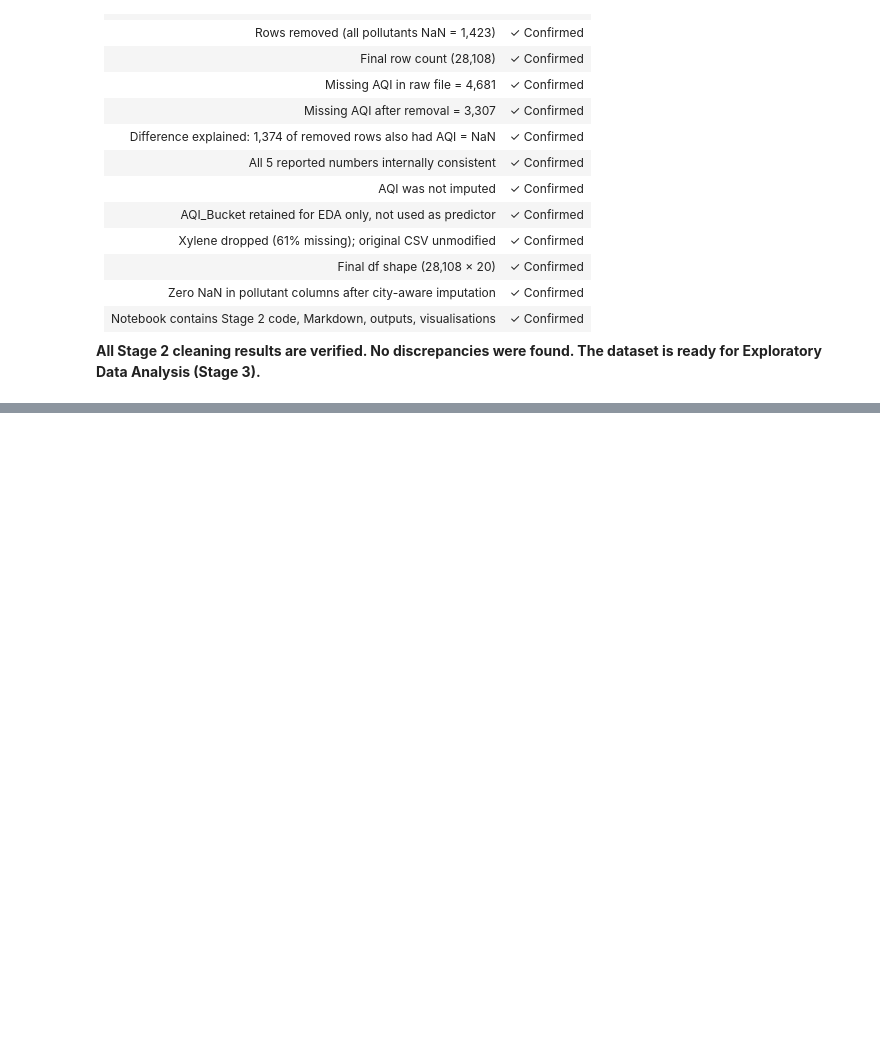
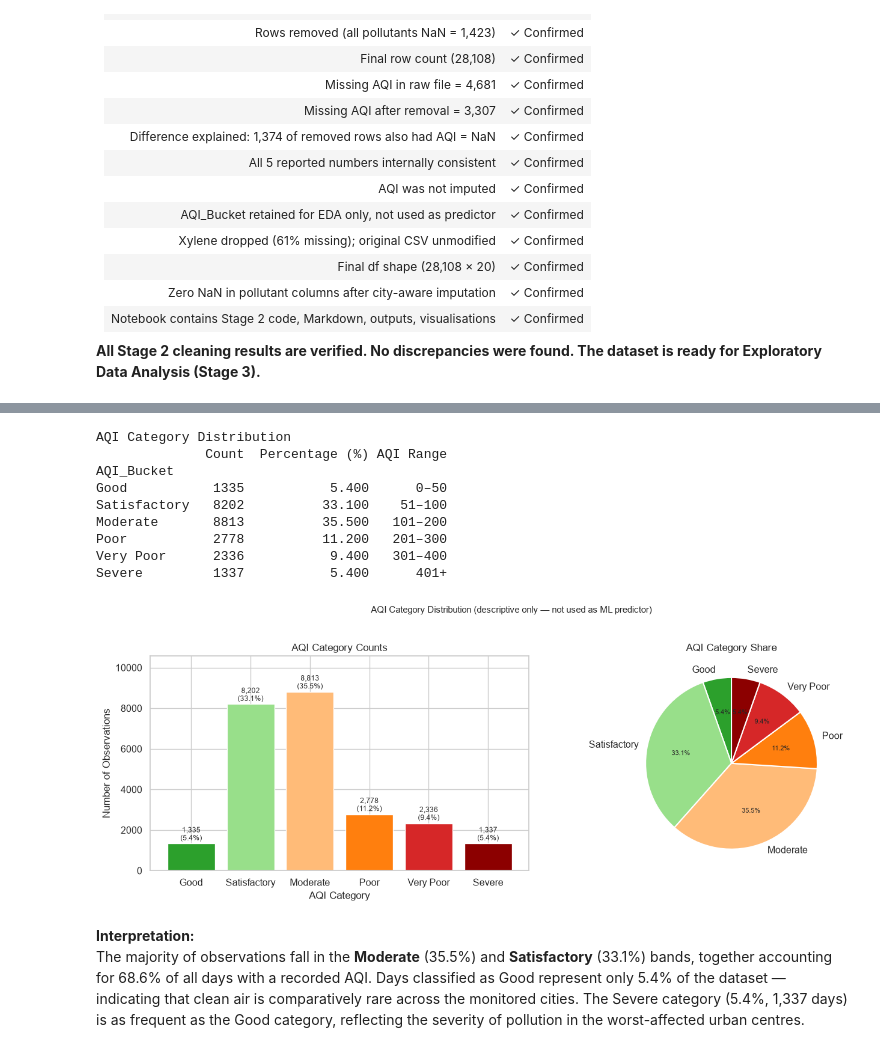
Before and after one commit to jaikishan1234/air-quality-analytics, a Jupyter notebook: notebooks/JaikishanNayak_AirQualityAnalytics.ipynb, the cells around one changed output, grey strips where cells are left out. Drawn from its saved outputs; the diff is of its cells as text; code cells hidden in the pictures; blank space fills up the shorter version.

```diff
--- a/notebooks/JaikishanNayak_AirQualityAnalytics.ipynb
+++ b/notebooks/JaikishanNayak_AirQualityAnalytics.ipynb
@@ -1057,0 +1156,57 @@ Key section headings present:
+# %%
+# ── AQI category distribution ────────────────────────────────────────────────
+cat_order = ['Good', 'Satisfactory', 'Moderate', 'Poor', 'Very Poor', 'Severe']
+cat_counts = df_aqi['AQI_Bucket'].value_counts().reindex(cat_order)
+cat_pct    = (cat_counts / cat_counts.sum() * 100).round(1)
+
+# Summary table
+cat_summary = pd.DataFrame({'Count': cat_counts, 'Percentage (%)': cat_pct})
+cat_summary['AQI Range'] = ['0–50', '51–100', '101–200', '201–300', '301–400', '401+']
+print('AQI Category Distribution')
+print(cat_summary.to_string())
+print()
+
+# Colour palette: green → dark red
+cat_colors = ['#2ca02c', '#98df8a', '#ffbb78', '#ff7f0e', '#d62728', '#8c0000']
+
+fig, axes = plt.subplots(1, 2, figsize=(14, 5))
+
+# Bar chart
+ax = axes[0]
+bars = ax.bar(cat_order, cat_counts.values, color=cat_colors, edgecolor='white')
+for bar, cnt, pct in zip(bars, cat_counts.values, cat_pct.values):
+    ax.text(bar.get_x() + bar.get_width()/2, bar.get_height() + 60,
+            f'{cnt:,}\n({pct}%)', ha='center', va='bottom', fontsize=8.5)
+ax.set_xlabel('AQI Category')
+ax.set_ylabel('Number of Observations')
+ax.set_title('AQI Category Counts')
+ax.set_ylim(0, cat_counts.max() * 1.2)
+
+# Pie chart
+ax2 = axes[1]
+wedges, texts, autotexts = ax2.pie(
+    cat_counts.values, labels=cat_order, colors=cat_colors,
+    autopct='%1.1f%%', startangle=90,
+    wedgeprops=dict(edgecolor='white', linewidth=1.5))
+for at in autotexts:
+    at.set_fontsize(8)
+ax2.set_title('AQI Category Share')
+
+plt.suptitle('AQI Category Distribution (descriptive only — not used as ML predictor)',
+             y=1.02, fontsize=11)
+plt.tight_layout()
+plt.show()
+# %% [output]
+AQI Category Distribution
+              Count  Percentage (%) AQI Range
+AQI_Bucket
+Good           1335           5.400      0–50
+Satisfactory   8202          33.100    51–100
+Moderate       8813          35.500   101–200
+Poor           2778          11.200   201–300
+Very Poor      2336           9.400   301–400
+Severe         1337           5.400      401+
+[figure, added]
+# %% [markdown]
+**Interpretation:**
+The majority of observations fall in the **Moderate** (35.5%) and **Satisfactory** (33.1%) bands, together accounting for 68.6% of all days with a recorded AQI. Days classified as Good represent only 5.4% of the dataset — indicating that clean air is comparatively rare across the monitored cities. The Severe category (5.4%, 1,337 days) is as frequent as the Good category, reflecting the severity of pollution in the worst-affected urban centres.
```
Also changed, not shown: parts of 30 cells of this notebook, 4 other files.
